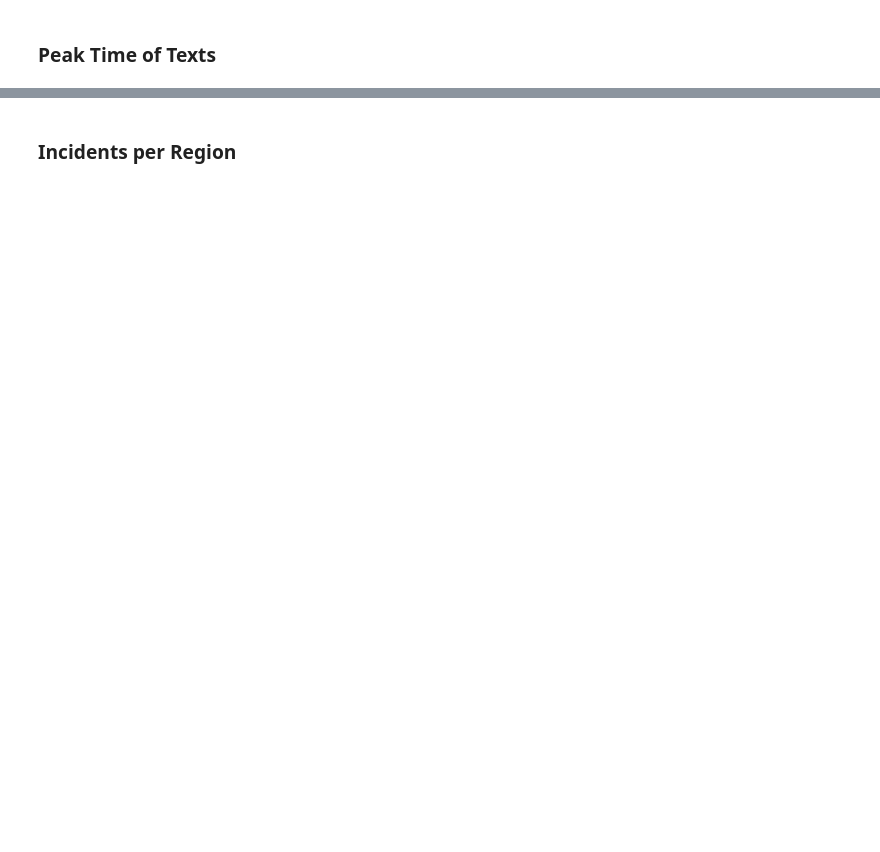
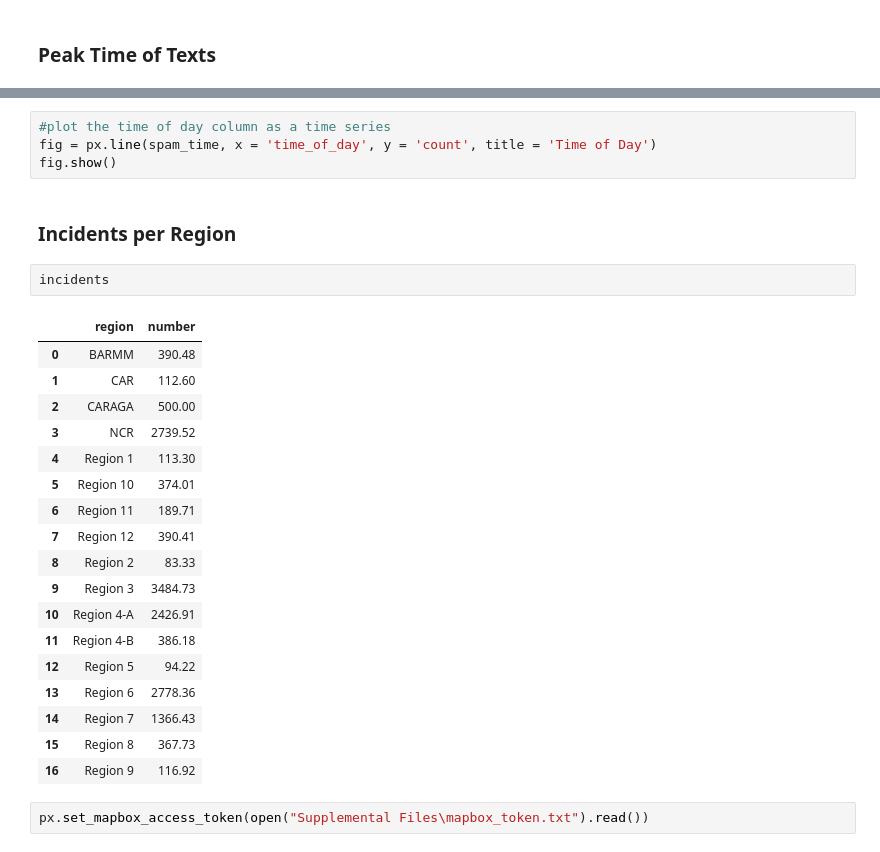
Before and after one commit to AGR-Yes/ScamMessagesPhilippines, a Jupyter notebook: Phase_3.ipynb, the cells around one changed output, grey strips where cells are left out. Cells and saved outputs as stored; diff of their text form; blank space fills up the shorter version.

Commit message:
Phase 3 pause
Everything is done, but the incidents map is the last thing to make. Need list of long and lat of each region

```diff
--- a/Phase_3.ipynb
+++ b/Phase_3.ipynb
@@ -263,2 +389,29 @@ fig.show()
+# %%
+#plot the time of day column as a time series
+fig = px.line(spam_time, x = 'time_of_day', y = 'count', title = 'Time of Day')
+fig.show()
 # %% [markdown]
 ### **Incidents per Region**
+# %%
+incidents
+# %% [output]
+|  | region | number |
+| 0 | BARMM | 390.48 |
+| 1 | CAR | 112.60 |
+| 2 | CARAGA | 500.00 |
+| 3 | NCR | 2739.52 |
+| 4 | Region 1 | 113.30 |
+| 5 | Region 10 | 374.01 |
+| 6 | Region 11 | 189.71 |
+| 7 | Region 12 | 390.41 |
+| 8 | Region 2 | 83.33 |
+| 9 | Region 3 | 3484.73 |
+| 10 | Region 4-A | 2426.91 |
+| 11 | Region 4-B | 386.18 |
+| 12 | Region 5 | 94.22 |
+| 13 | Region 6 | 2778.36 |
+| 14 | Region 7 | 1366.43 |
+| 15 | Region 8 | 367.73 |
+| 16 | Region 9 | 116.92 |
+# %%
+px.set_mapbox_access_token(open("Supplemental Files\mapbox_token.txt").read())
```
Also changed, not shown: parts of 18 cells of this notebook, 2 other files.
